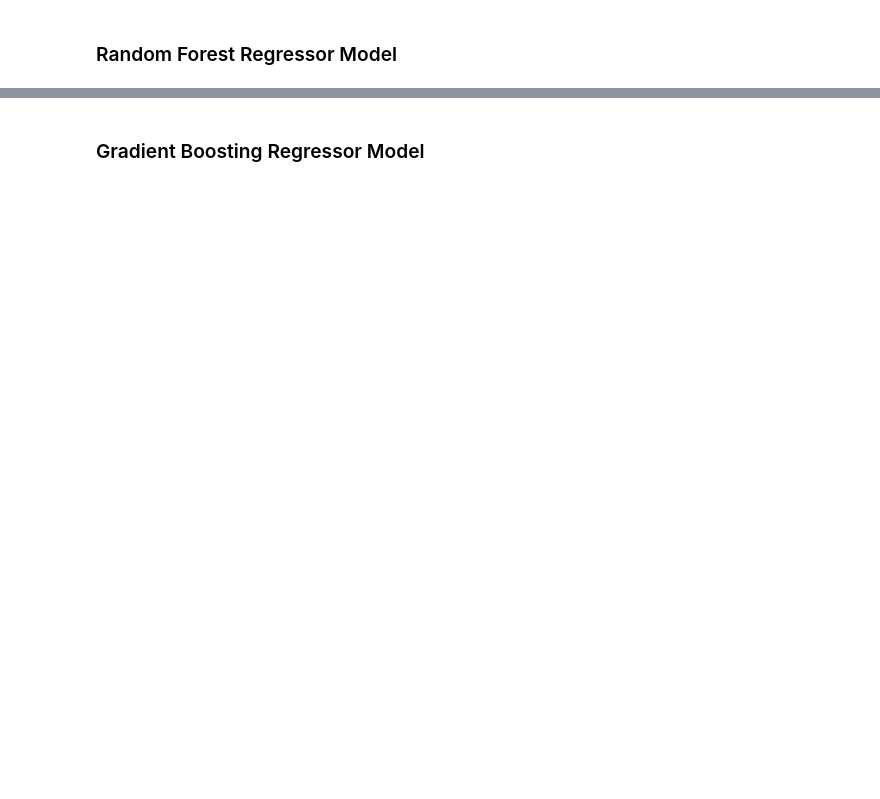
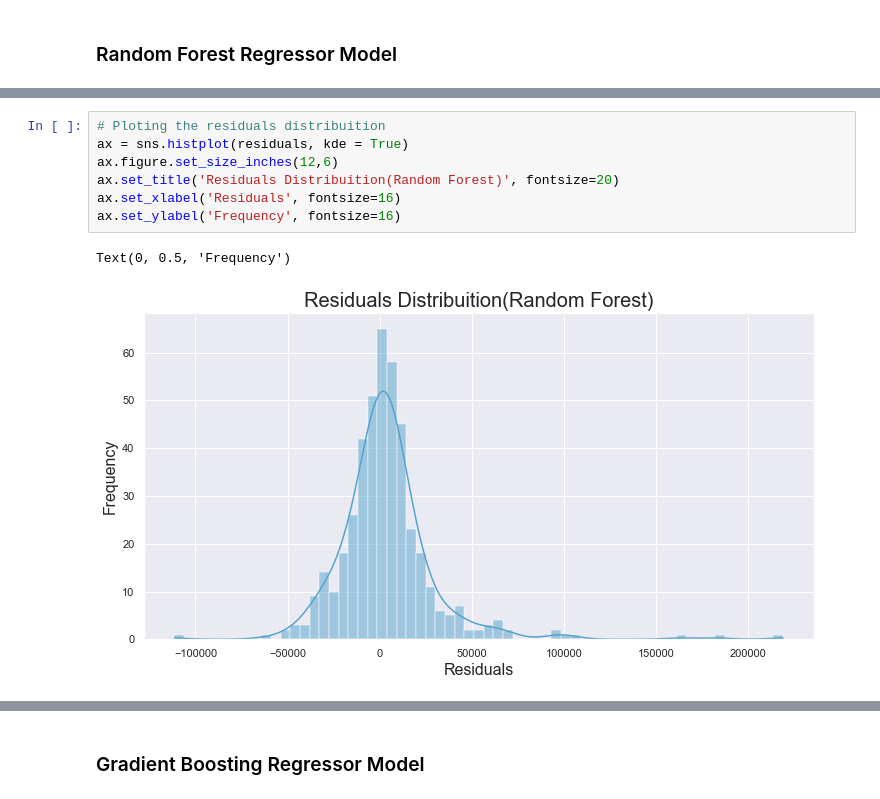
Before and after one commit to Guilhermedbs/House-Prices, a Jupyter notebook: House prices.ipynb, the cells around one changed output, grey strips where cells are left out. Cells and saved outputs as stored; diff of their text form; blank space fills up the shorter version.

```diff
--- a/House prices.ipynb
+++ b/House prices.ipynb
@@ -673 +661,11 @@ y_pred = trained_models['Random_Forest'].predict(X_test)
+# %%
+# Ploting the residuals distribuition
+ax = sns.histplot(residuals, kde = True)
+ax.figure.set_size_inches(12,6)
+ax.set_title('Residuals Distribuition(Random Forest)', fontsize=20)
+ax.set_xlabel('Residuals', fontsize=16)
+ax.set_ylabel('Frequency', fontsize=16)
+# %% [output]
+Text(0, 0.5, 'Frequency')
+[figure, added]
 # %%
```
Also changed, not shown: parts of 30 cells of this notebook.
